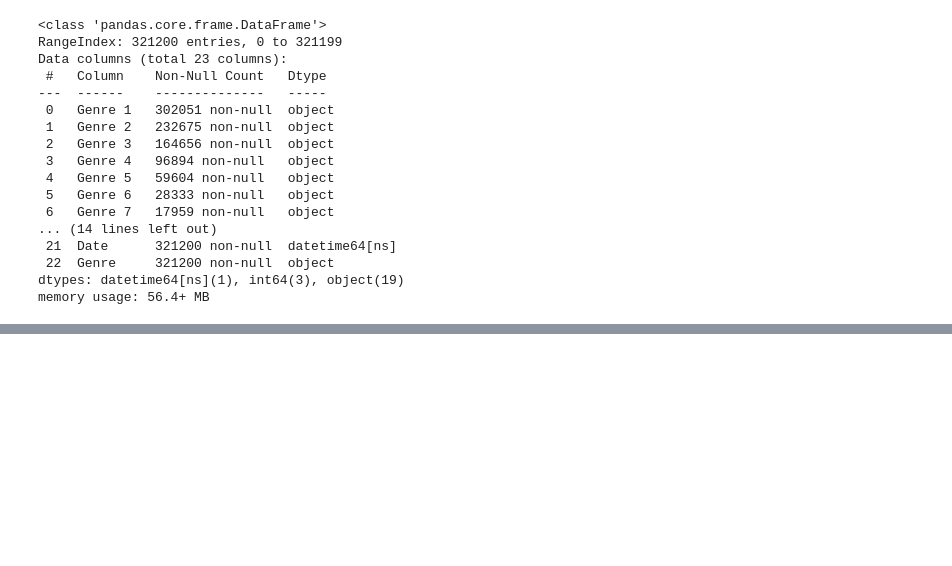
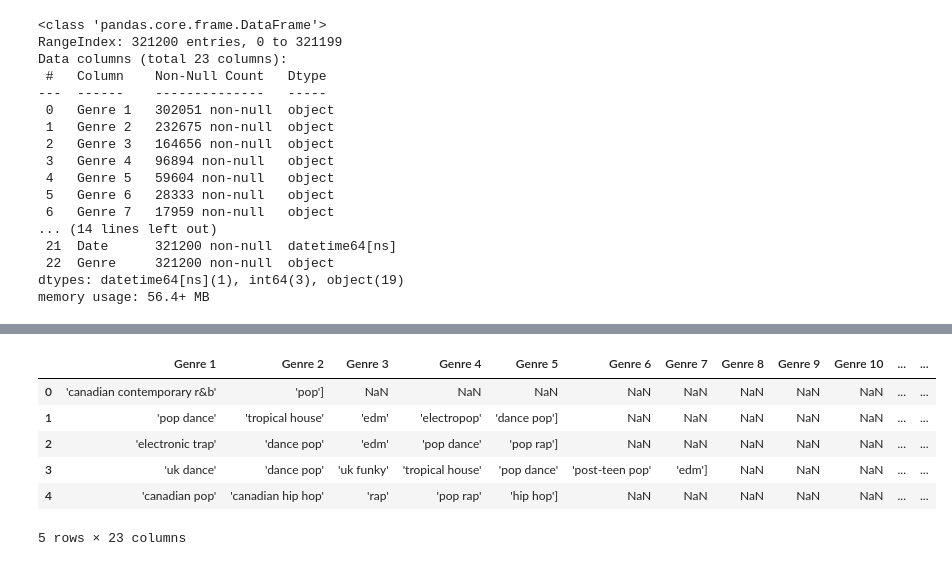
Before and after one commit to StavrosTs/Project-EDA---Spotify, a Jupyter notebook: Cleaning/Cleaning Process.ipynb, the cells around one changed output, grey strips where cells are left out. Saved outputs shown, nothing was run; the diff lists cells and outputs as text; code cells hidden in the pictures; blank space fills up the shorter version.

```diff
--- a/Cleaning/Cleaning Process.ipynb
+++ b/Cleaning/Cleaning Process.ipynb
@@ -433,0 +450,14 @@ memory usage: 56.4+ MB
+# %%
+data_sp.iloc[:,0:15] = data_sp.iloc[:,0:15].replace('^\[','',regex=True)
+# %%
+data_sp['Genre'] = data_sp['Genre'].replace('^\[','',regex=True)
+# %%
+data_sp.head()
+# %% [output]
+|  | Genre 1 | Genre 2 | Genre 3 | Genre 4 | Genre 5 | Genre 6 | Genre 7 | Genre 8 | Genre 9 | Genre 10 | ... | ... |
+| 0 | 'canadian contemporary r&b' | 'pop'] | NaN | NaN | NaN | NaN | NaN | NaN | NaN | NaN | ... | ... |
+| 1 | 'pop dance' | 'tropical house' | 'edm' | 'electropop' | 'dance pop'] | NaN | NaN | NaN | NaN | NaN | ... | ... |
+| 2 | 'electronic trap' | 'dance pop' | 'edm' | 'pop dance' | 'pop rap'] | NaN | NaN | NaN | NaN | NaN | ... | ... |
+| 3 | 'uk dance' | 'dance pop' | 'uk funky' | 'tropical house' | 'pop dance' | 'post-teen pop' | 'edm'] | NaN | NaN | NaN | ... | ... |
+| 4 | 'canadian pop' | 'canadian hip hop' | 'rap' | 'pop rap' | 'hip hop'] | NaN | NaN | NaN | NaN | NaN | ... | ... |
+5 rows × 23 columns
```
Also changed, not shown: parts of 29 cells of this notebook, 1 other file.
